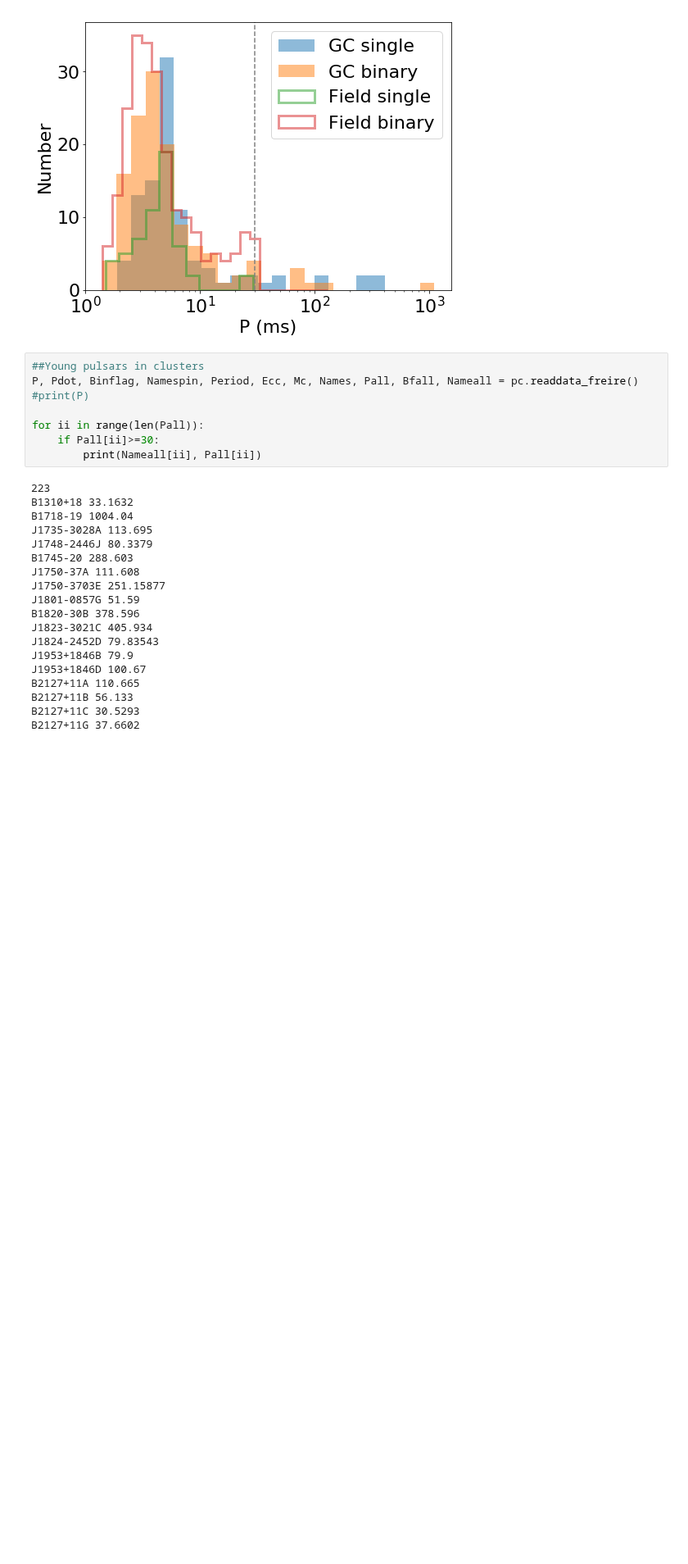
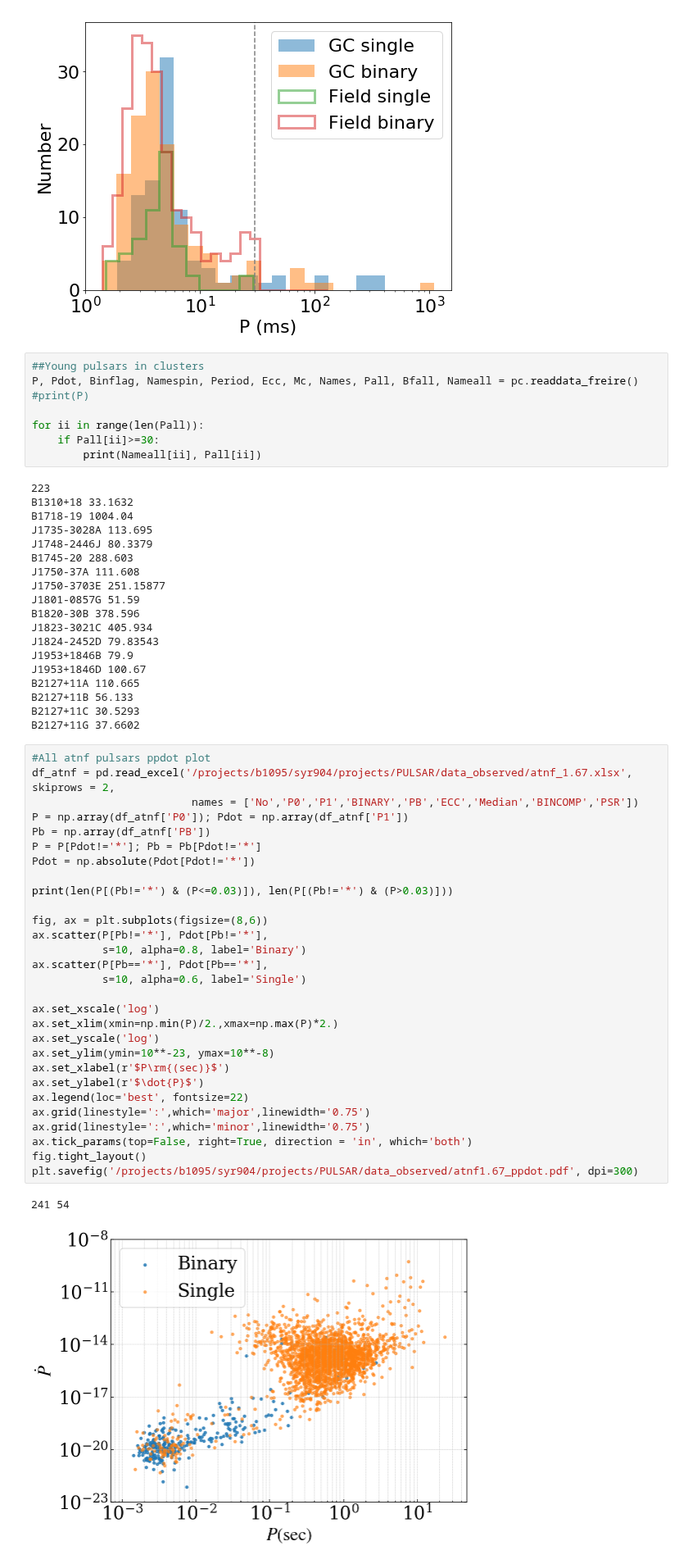
Before and after one commit to claireshiye/MyPythonCode, a Jupyter notebook: psr_catalog_plot.ipynb, the cells around one changed output. Shown at 82% size. Cells and saved outputs as stored; diff of their text form; blank space fills up the shorter version.

```diff
--- a/psr_catalog_plot.ipynb
+++ b/psr_catalog_plot.ipynb
@@ -608,3 +655,35 @@ B2127+11A 110.665
 B2127+11B 56.133
 B2127+11C 30.5293
 B2127+11G 37.6602
+# %%
+#All atnf pulsars ppdot plot
+df_atnf = pd.read_excel('/projects/b1095/syr904/projects/PULSAR/data_observed/atnf_1.67.xlsx', skiprows = 2,
+                         names = ['No','P0','P1','BINARY','PB','ECC','Median','BINCOMP','PSR'])
+P = np.array(df_atnf['P0']); Pdot = np.array(df_atnf['P1'])
+Pb = np.array(df_atnf['PB'])
+P = P[Pdot!='*']; Pb = Pb[Pdot!='*']
+Pdot = np.absolute(Pdot[Pdot!='*'])
+
+print(len(P[(Pb!='*') & (P<=0.03)]), len(P[(Pb!='*') & (P>0.03)]))
+
+fig, ax = plt.subplots(figsize=(8,6))
+ax.scatter(P[Pb!='*'], Pdot[Pb!='*'],
+           s=10, alpha=0.8, label='Binary')
+ax.scatter(P[Pb=='*'], Pdot[Pb=='*'],
+           s=10, alpha=0.6, label='Single')
+
+ax.set_xscale('log')
+ax.set_xlim(xmin=np.min(P)/2.,xmax=np.max(P)*2.)
+ax.set_yscale('log')
+ax.set_ylim(ymin=10**-23, ymax=10**-8)
+ax.set_xlabel(r'$P\rm{(sec)}$')
+ax.set_ylabel(r'$\dot{P}$')
+ax.legend(loc='best', fontsize=22)
+ax.grid(linestyle=':',which='major',linewidth='0.75')
+ax.grid(linestyle=':',which='minor',linewidth='0.75')
+ax.tick_params(top=False, right=True, direction = 'in', which='both')
+fig.tight_layout()
+plt.savefig('/projects/b1095/syr904/projects/PULSAR/data_observed/atnf1.67_ppdot.pdf', dpi=300)
+# %% [output]
+241 54
+[figure, added]
```
Also changed, not shown: parts of 5 cells of this notebook, 50 other files.
